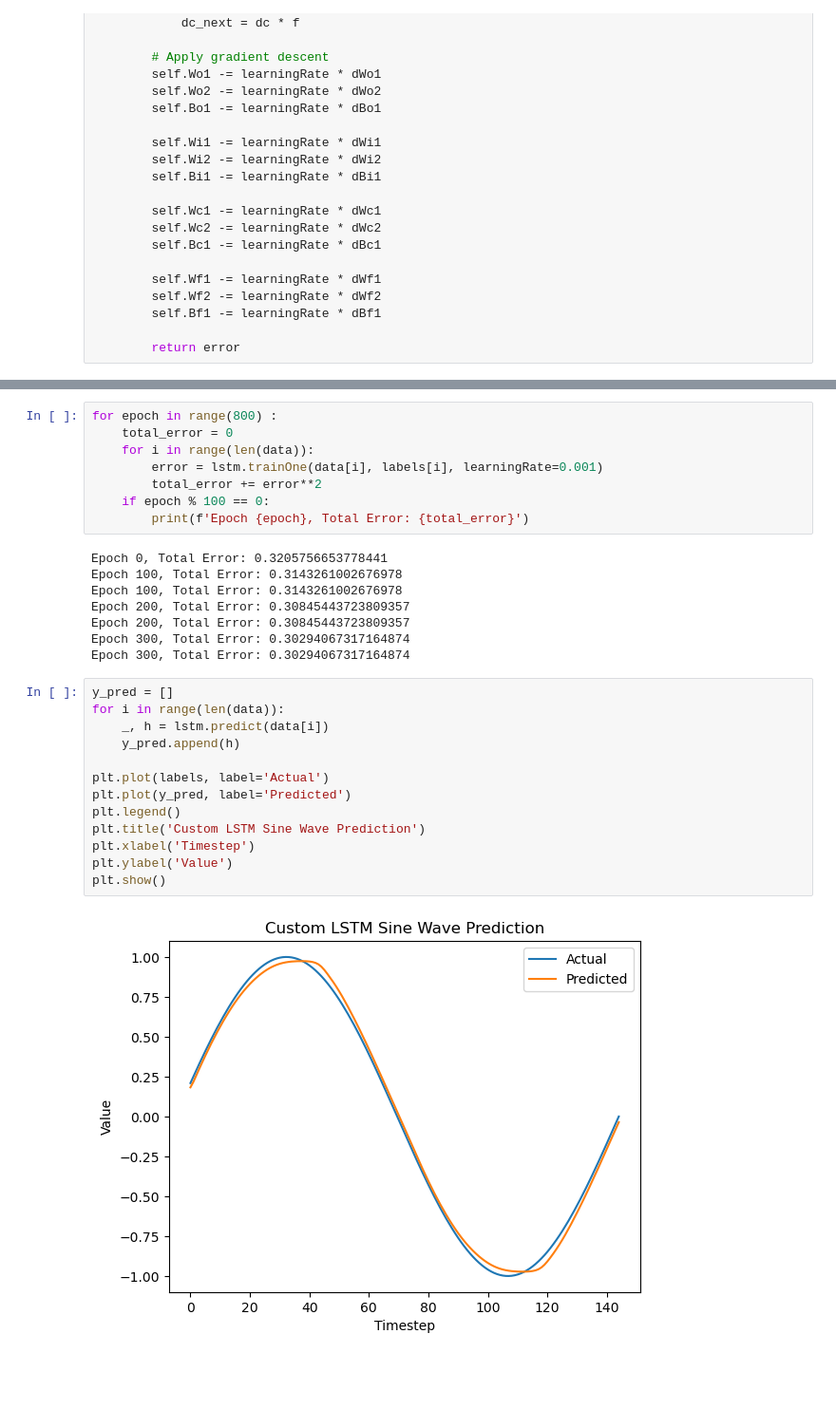
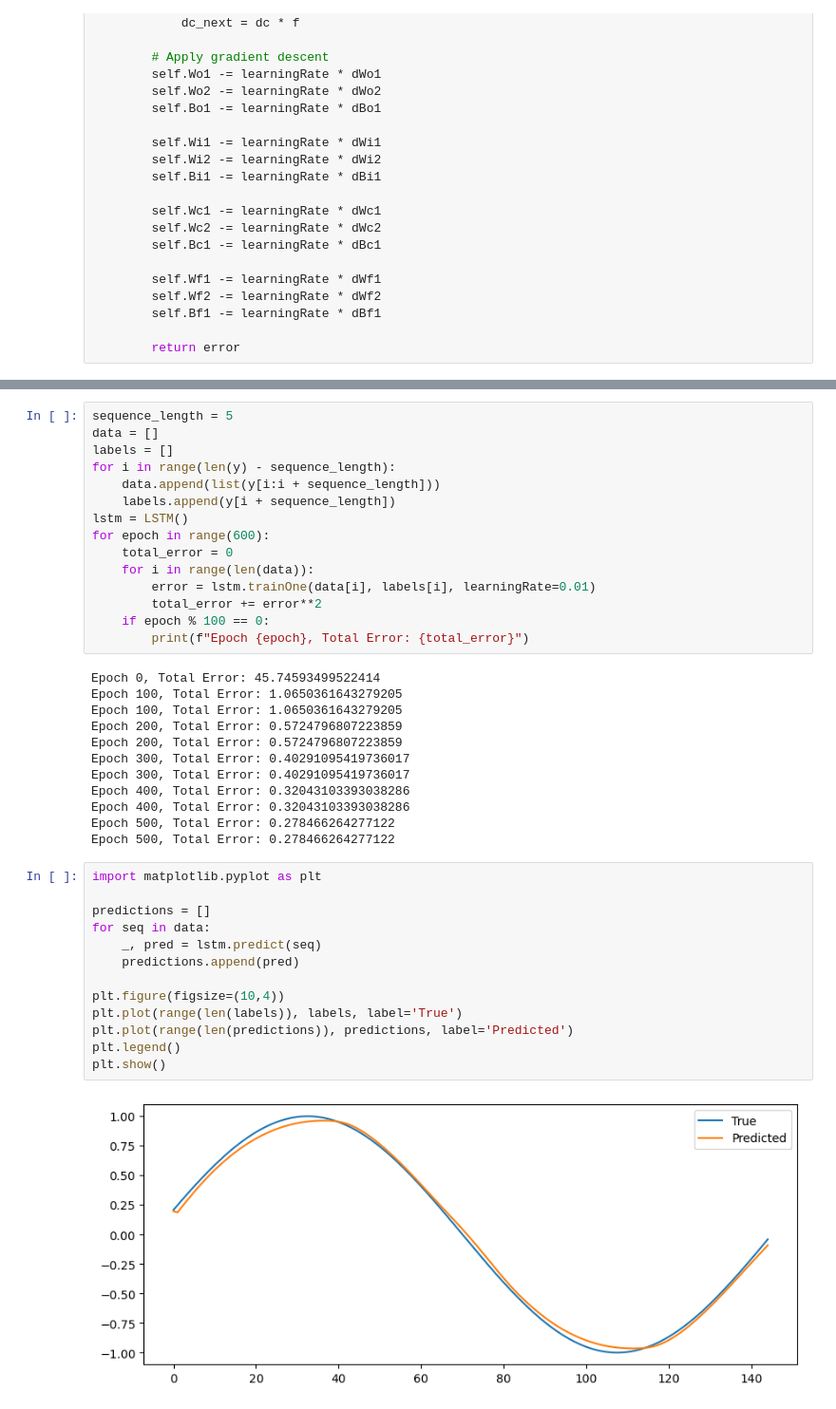
Before and after one commit to G-K-404/LSTM, a Jupyter notebook: test.ipynb, the cells around one changed output, grey strips where cells are left out. Shown: that part at 95% size. Saved outputs shown, nothing was run; the diff lists cells and outputs as text; blank space fills up the shorter version.

```diff
--- a/test.ipynb
+++ b/test.ipynb
@@ -179,33 +176,44 @@ for i in range(len(y) - sequence_length):
     data.append(list(y[i:i + sequence_length]))
     labels.append(y[i + sequence_length])
 # %%
-for epoch in range(800) :
+sequence_length = 5
+data = []
+labels = []
+for i in range(len(y) - sequence_length):
+    data.append(list(y[i:i + sequence_length]))
+    labels.append(y[i + sequence_length])
+lstm = LSTM()
+for epoch in range(600):
     total_error = 0
     for i in range(len(data)):
-        error = lstm.trainOne(data[i], labels[i], learningRate=0.001)
+        error = lstm.trainOne(data[i], labels[i], learningRate=0.01)
         total_error += error**2
     if epoch % 100 == 0:
-        print(f'Epoch {epoch}, Total Error: {total_error}')
+        print(f"Epoch {epoch}, Total Error: {total_error}")
 # %% [output]
-Epoch 0, Total Error: 0.3205756653778441
-Epoch 100, Total Error: 0.3143261002676978
-Epoch 100, Total Error: 0.3143261002676978
-Epoch 200, Total Error: 0.30845443723809357
-Epoch 200, Total Error: 0.30845443723809357
-Epoch 300, Total Error: 0.30294067317164874
-Epoch 300, Total Error: 0.30294067317164874
+Epoch 0, Total Error: 45.74593499522414
+Epoch 100, Total Error: 1.0650361643279205
+Epoch 100, Total Error: 1.0650361643279205
+Epoch 200, Total Error: 0.5724796807223859
+Epoch 200, Total Error: 0.5724796807223859
+Epoch 300, Total Error: 0.40291095419736017
+Epoch 300, Total Error: 0.40291095419736017
+Epoch 400, Total Error: 0.32043103393038286
+Epoch 400, Total Error: 0.32043103393038286
+Epoch 500, Total Error: 0.278466264277122
+Epoch 500, Total Error: 0.278466264277122
-# %%
-y_pred = []
-for i in range(len(data)):
-    _, h = lstm.predict(data[i])
-    y_pred.append(h)
-
-plt.plot(labels, label='Actual')
-plt.plot(y_pred, label='Predicted')
-plt.legend()
-plt.title('Custom LSTM Sine Wave Prediction')
-plt.xlabel('Timestep')
-plt.ylabel('Value')
-plt.show()
-# %% [output]
-[figure, removed]
+# %%
+import matplotlib.pyplot as plt
+
+predictions = []
+for seq in data:
+    _, pred = lstm.predict(seq)
+    predictions.append(pred)
+
+plt.figure(figsize=(10,4))
+plt.plot(range(len(labels)), labels, label='True')
+plt.plot(range(len(predictions)), predictions, label='Predicted')
+plt.legend()
+plt.show()
+# %% [output]
+[figure, added]
```
Also changed, not shown: parts of 2 cells of this notebook.
